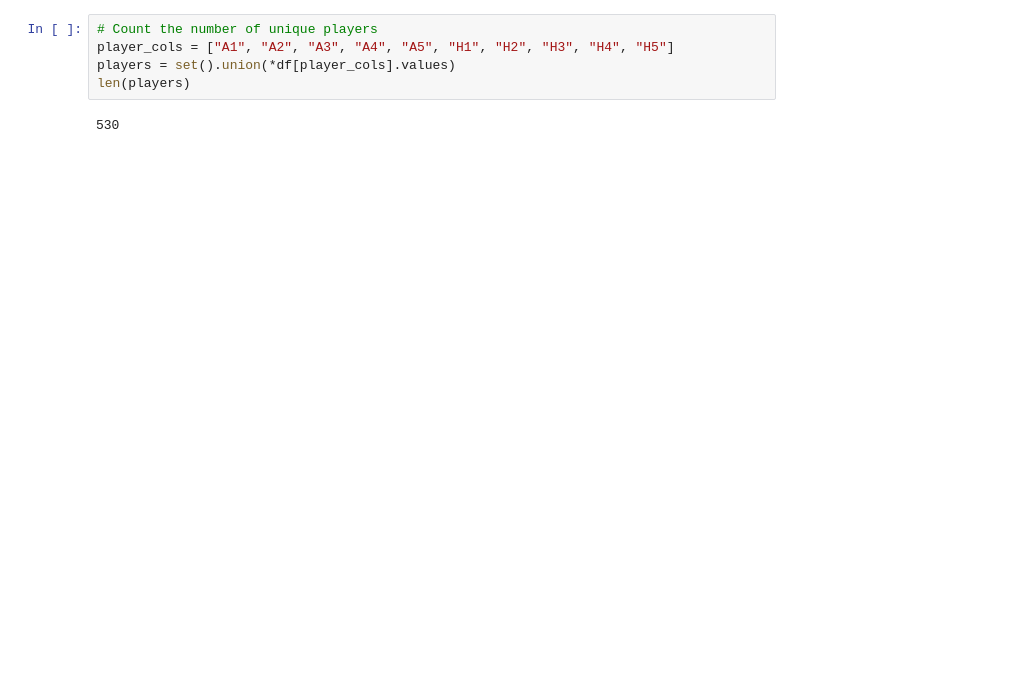
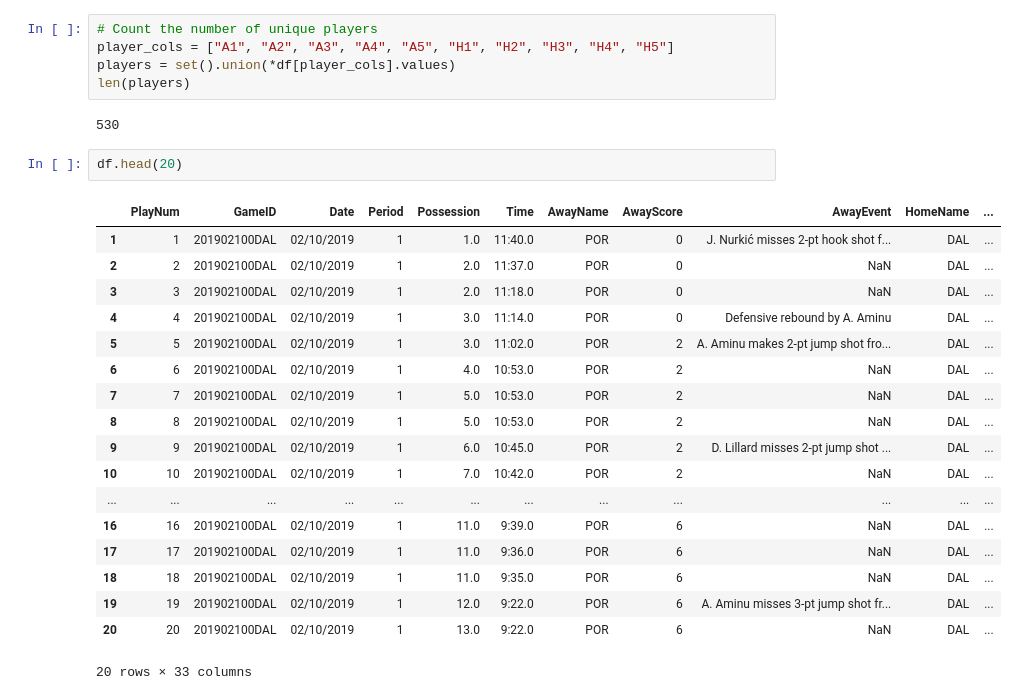
Before and after one commit to trevleon/stats100-proj, a Jupyter notebook: convert_to_possession.ipynb, the cells around one changed output. Cells and saved outputs as stored; diff of their text form; blank space fills up the shorter version.

```diff
--- a/convert_to_possession.ipynb
+++ b/convert_to_possession.ipynb
@@ -60,3 +118,24 @@ players = set().union(*df[player_cols].values)
 len(players)
 # %% [output]
 530
+# %%
+df.head(20)
+# %% [output]
+|  | PlayNum | GameID | Date | Period | Possession | Time | AwayName | AwayScore | AwayEvent | HomeName | ... |
+| 1 | 1 | 201902100DAL | 02/10/2019 | 1 | 1.0 | 11:40.0 | POR | 0 | J. Nurkić misses 2-pt hook shot f... | DAL | ... |
+| 2 | 2 | 201902100DAL | 02/10/2019 | 1 | 2.0 | 11:37.0 | POR | 0 | NaN | DAL | ... |
+| 3 | 3 | 201902100DAL | 02/10/2019 | 1 | 2.0 | 11:18.0 | POR | 0 | NaN | DAL | ... |
+| 4 | 4 | 201902100DAL | 02/10/2019 | 1 | 3.0 | 11:14.0 | POR | 0 | Defensive rebound by A. Aminu | DAL | ... |
+| 5 | 5 | 201902100DAL | 02/10/2019 | 1 | 3.0 | 11:02.0 | POR | 2 | A. Aminu makes 2-pt jump shot fro... | DAL | ... |
+| 6 | 6 | 201902100DAL | 02/10/2019 | 1 | 4.0 | 10:53.0 | POR | 2 | NaN | DAL | ... |
+| 7 | 7 | 201902100DAL | 02/10/2019 | 1 | 5.0 | 10:53.0 | POR | 2 | NaN | DAL | ... |
+| 8 | 8 | 201902100DAL | 02/10/2019 | 1 | 5.0 | 10:53.0 | POR | 2 | NaN | DAL | ... |
+| 9 | 9 | 201902100DAL | 02/10/2019 | 1 | 6.0 | 10:45.0 | POR | 2 | D. Lillard misses 2-pt jump shot ... | DAL | ... |
+| 10 | 10 | 201902100DAL | 02/10/2019 | 1 | 7.0 | 10:42.0 | POR | 2 | NaN | DAL | ... |
+| ... | ... | ... | ... | ... | ... | ... | ... | ... | ... | ... | ... |
+| 16 | 16 | 201902100DAL | 02/10/2019 | 1 | 11.0 | 9:39.0 | POR | 6 | NaN | DAL | ... |
+| 17 | 17 | 201902100DAL | 02/10/2019 | 1 | 11.0 | 9:36.0 | POR | 6 | NaN | DAL | ... |
+| 18 | 18 | 201902100DAL | 02/10/2019 | 1 | 11.0 | 9:35.0 | POR | 6 | NaN | DAL | ... |
+| 19 | 19 | 201902100DAL | 02/10/2019 | 1 | 12.0 | 9:22.0 | POR | 6 | A. Aminu misses 3-pt jump shot fr... | DAL | ... |
+| 20 | 20 | 201902100DAL | 02/10/2019 | 1 | 13.0 | 9:22.0 | POR | 6 | NaN | DAL | ... |
+20 rows × 33 columns
```
Also changed, not shown: parts of 9 cells of this notebook.
